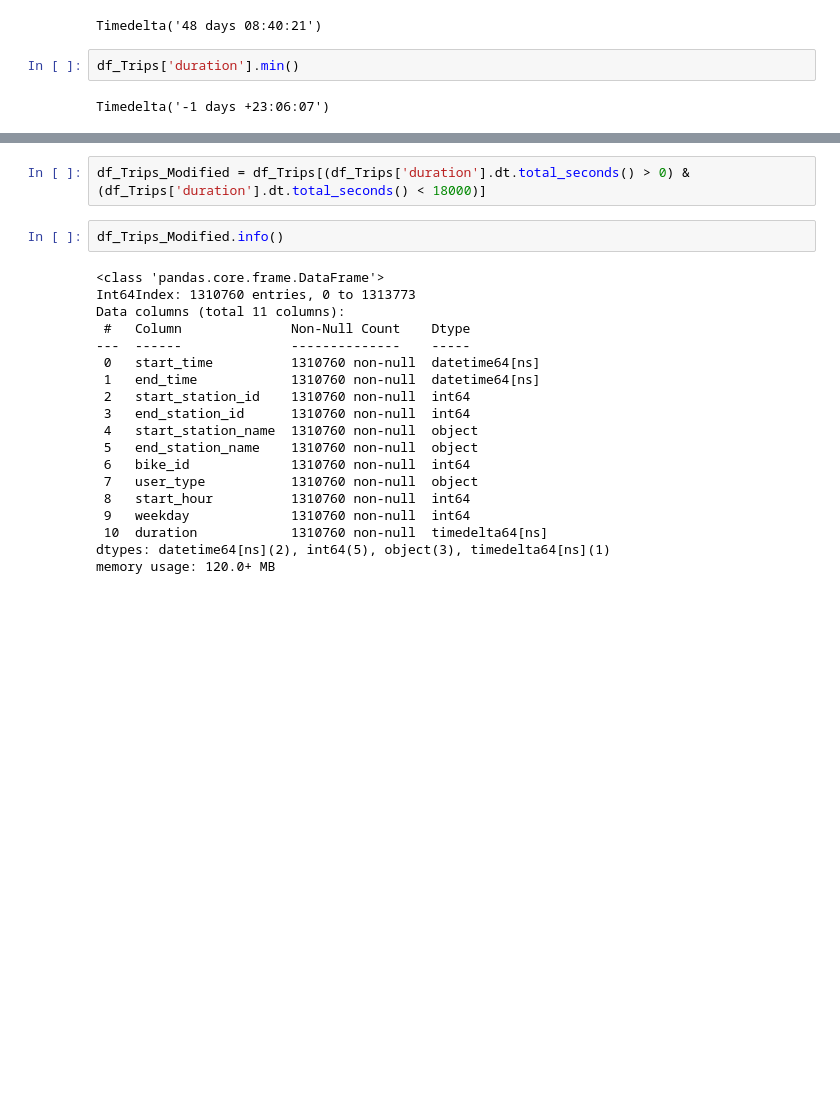
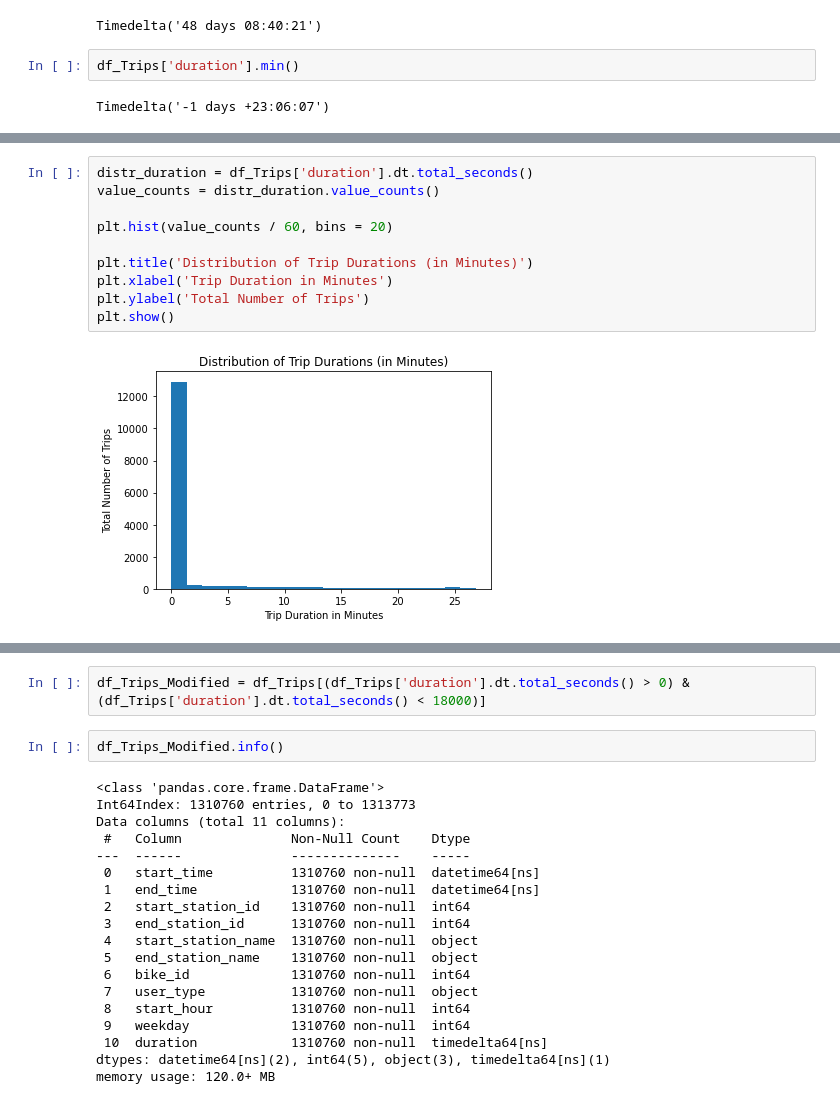
Before and after one commit to NinoVo931/AA_Project, a Jupyter notebook: Trip_Cleaning.ipynb, the cells around one changed output, grey strips where cells are left out. Cells and saved outputs as stored; diff of their text form; blank space fills up the shorter version.

Commit message:
Trips Cleaning

```diff
--- a/Trip_Cleaning.ipynb
+++ b/Trip_Cleaning.ipynb
@@ -125,0 +149,12 @@ First we look for trips, who take shorter than 1min.
+# %%
+distr_duration = df_Trips['duration'].dt.total_seconds()
+value_counts = distr_duration.value_counts()
+
+plt.hist(value_counts / 60, bins = 20)
+
+plt.title('Distribution of Trip Durations (in Minutes)')
+plt.xlabel('Trip Duration in Minutes')
+plt.ylabel('Total Number of Trips')
+plt.show()
+# %% [output]
+[figure, added]
```
Also changed, not shown: parts of 44 cells of this notebook, 1 other file.
